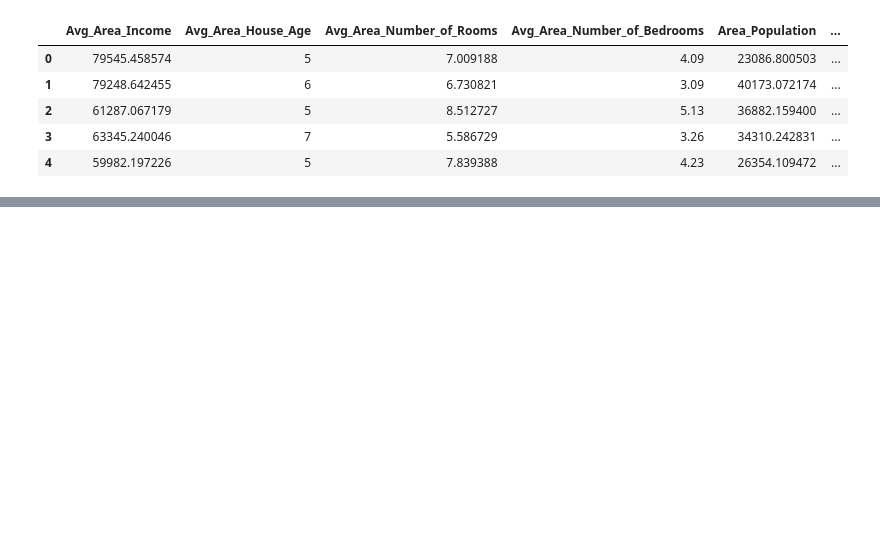
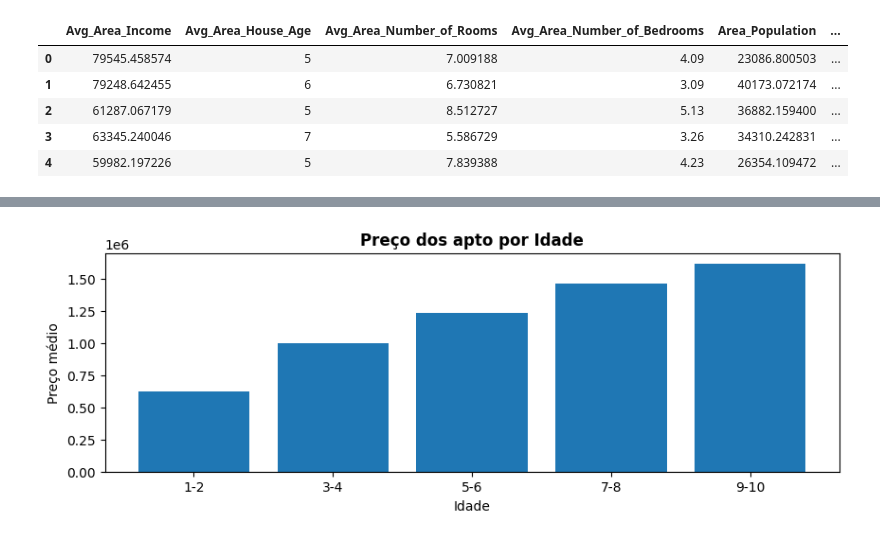
Before and after one commit to leandroboteon/python-correlacoes-precos-apartamento, a Jupyter notebook: Relacoes_de_precos_de_apartamentos.ipynb, the cells around one changed output, grey strips where cells are left out. Drawn from its saved outputs; the diff is of its cells as text; code cells hidden in the pictures; blank space fills up the shorter version.

```diff
--- a/Relacoes_de_precos_de_apartamentos.ipynb
+++ b/Relacoes_de_precos_de_apartamentos.ipynb
@@ -143,3 +143,6 @@ df_apto.head()
 | 4 | 59982.197226 | 5 | 7.839388 | 4.23 | 26354.109472 | ... |
 # %%
 # preço médio por faixa de idade
+# %%
+agg_preco_idade = round(df_apto.groupby("Faixas_Idade")["Price"].mean().sort_values().reset_index(),2)
+agg_preco_idade
@@ -146,2 +156,11 @@ df_apto.head()
 # %%
 # data visualization
+# %%
+fig_preco_idade = plt.figure(figsize=(10,3))
+
+plt.bar(agg_preco_idade["Faixas_Idade"], agg_preco_idade["Price"])
+plt.ylabel("Preço médio")
+plt.xlabel("Idade")
+plt.title("Preço dos apto por Idade", fontweight="bold");
+# %% [output]
+[figure, added]
```
Also changed, not shown: parts of 1 cell of this notebook.
